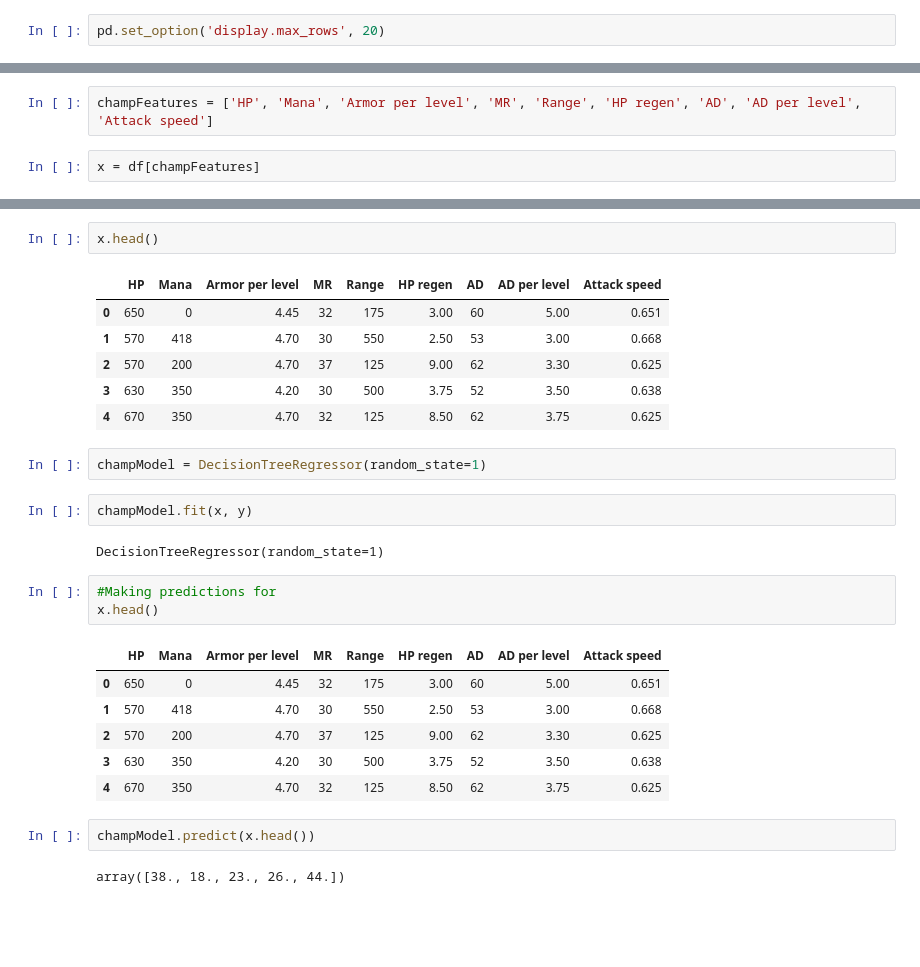
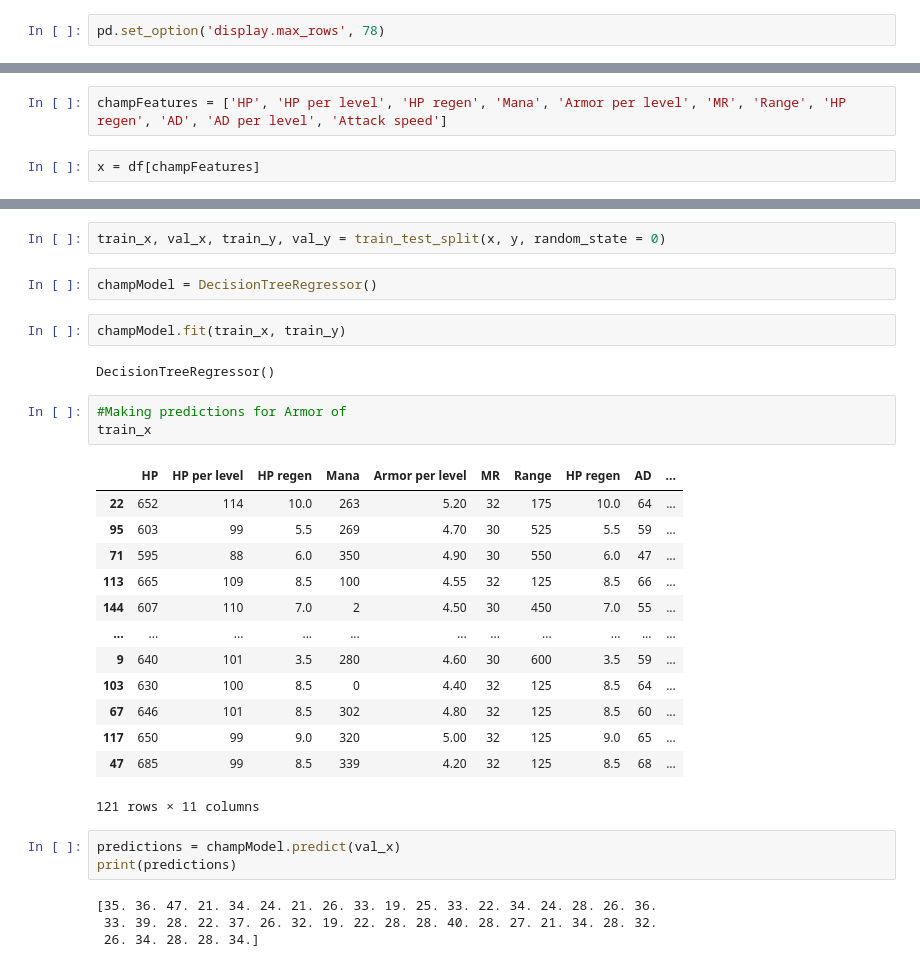
Before and after one commit to DAlcaraz/LeagueDataTool, a Jupyter notebook: LeagueDataTool.ipynb, the cells around one changed output, grey strips where cells are left out. Cells and saved outputs as stored; diff of their text form; blank space fills up the shorter version.

```diff
--- a/LeagueDataTool.ipynb
+++ b/LeagueDataTool.ipynb
@@ -20,7 +24,7 @@ df.head()
 # %%
 pd.set_option('display.max_columns', 20)
 # %%
-pd.set_option('display.max_rows', 20)
+pd.set_option('display.max_rows', 78)
 # %%
 df.set_index('ID', inplace=True)
 # %%
@@ -217,7 +225,7 @@ Index(['ID', 'Name', 'HP', 'HP per level', 'Mana', 'Mana per level',
 # %%
 y = df['Armor']
 # %%
-champFeatures = ['HP', 'Mana', 'Armor per level', 'MR', 'Range', 'HP regen', 'AD', 'AD per level', 'Attack speed']
+champFeatures = ['HP', 'HP per level', 'HP regen', 'Mana', 'Armor per level', 'MR', 'Range', 'HP regen', 'AD', 'AD per level', 'Attack speed']
 # %%
 x = df[champFeatures]
 # %%
@@ -235,29 +243,32 @@ x.describe()
-# %%
-x.head()
-# %% [output]
-|  | HP | Mana | Armor per level | MR | Range | HP regen | AD | AD per level | Attack speed |
-| 0 | 650 | 0 | 4.45 | 32 | 175 | 3.00 | 60 | 5.00 | 0.651 |
-| 1 | 570 | 418 | 4.70 | 30 | 550 | 2.50 | 53 | 3.00 | 0.668 |
-| 2 | 570 | 200 | 4.70 | 37 | 125 | 9.00 | 62 | 3.30 | 0.625 |
-| 3 | 630 | 350 | 4.20 | 30 | 500 | 3.75 | 52 | 3.50 | 0.638 |
-| 4 | 670 | 350 | 4.70 | 32 | 125 | 8.50 | 62 | 3.75 | 0.625 |
+# %%
+train_x, val_x, train_y, val_y = train_test_split(x, y, random_state = 0)
 # %%
-champModel = DecisionTreeRegressor(random_state=1)
+champModel = DecisionTreeRegressor()
 # %%
-champModel.fit(x, y)
+champModel.fit(train_x, train_y)
 # %% [output]
-DecisionTreeRegressor(random_state=1)
+DecisionTreeRegressor()
 # %%
-#Making predictions for
-x.head()
+#Making predictions for Armor of
+train_x
 # %% [output]
-|  | HP | Mana | Armor per level | MR | Range | HP regen | AD | AD per level | Attack speed |
-| 0 | 650 | 0 | 4.45 | 32 | 175 | 3.00 | 60 | 5.00 | 0.651 |
-| 1 | 570 | 418 | 4.70 | 30 | 550 | 2.50 | 53 | 3.00 | 0.668 |
-| 2 | 570 | 200 | 4.70 | 37 | 125 | 9.00 | 62 | 3.30 | 0.625 |
-| 3 | 630 | 350 | 4.20 | 30 | 500 | 3.75 | 52 | 3.50 | 0.638 |
-| 4 | 670 | 350 | 4.70 | 32 | 125 | 8.50 | 62 | 3.75 | 0.625 |
+|  | HP | HP per level | HP regen | Mana | Armor per level | MR | Range | HP regen | AD | ... |
+| 22 | 652 | 114 | 10.0 | 263 | 5.20 | 32 | 175 | 10.0 | 64 | ... |
+| 95 | 603 | 99 | 5.5 | 269 | 4.70 | 30 | 525 | 5.5 | 59 | ... |
+| 71 | 595 | 88 | 6.0 | 350 | 4.90 | 30 | 550 | 6.0 | 47 | ... |
+| 113 | 665 | 109 | 8.5 | 100 | 4.55 | 32 | 125 | 8.5 | 66 | ... |
+| 144 | 607 | 110 | 7.0 | 2 | 4.50 | 30 | 450 | 7.0 | 55 | ... |
+| ... | ... | ... | ... | ... | ... | ... | ... | ... | ... | ... |
+| 9 | 640 | 101 | 3.5 | 280 | 4.60 | 30 | 600 | 3.5 | 59 | ... |
+| 103 | 630 | 100 | 8.5 | 0 | 4.40 | 32 | 125 | 8.5 | 64 | ... |
+| 67 | 646 | 101 | 8.5 | 302 | 4.80 | 32 | 125 | 8.5 | 60 | ... |
+| 117 | 650 | 99 | 9.0 | 320 | 5.00 | 32 | 125 | 9.0 | 65 | ... |
+| 47 | 685 | 99 | 8.5 | 339 | 4.20 | 32 | 125 | 8.5 | 68 | ... |
+121 rows × 11 columns
 # %%
-champModel.predict(x.head())
+predictions = champModel.predict(val_x)
+print(predictions)
 # %% [output]
-array([38., 18., 23., 26., 44.])
+[35. 36. 47. 21. 34. 24. 21. 26. 33. 19. 25. 33. 22. 34. 24. 28. 26. 36.
+ 33. 39. 28. 22. 37. 26. 32. 19. 22. 28. 28. 40. 28. 27. 21. 34. 28. 32.
+ 26. 34. 28. 28. 34.]
```
Also changed, not shown: parts of 10 cells of this notebook, 6 other files.
